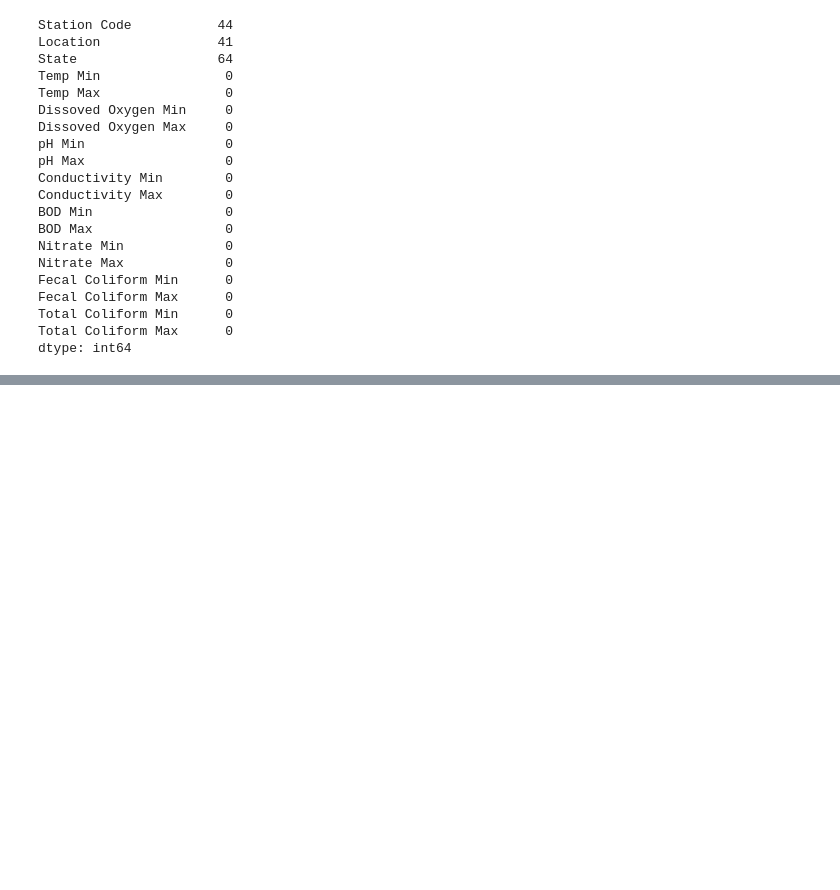
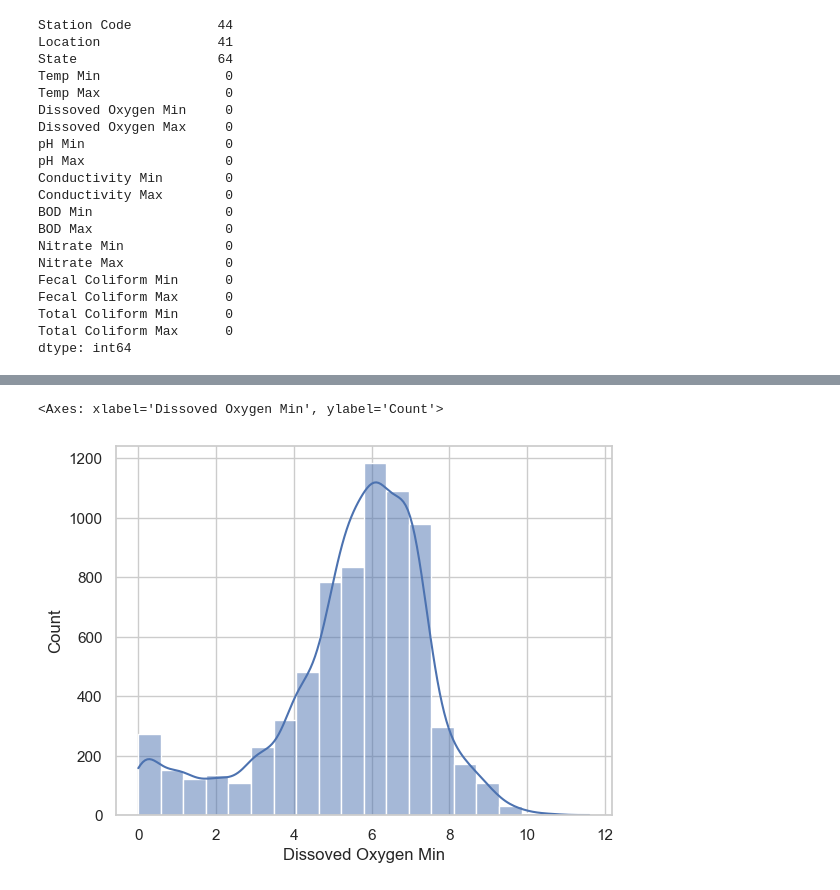
Before and after one commit to mageshyt/Pollution-clustering, a Jupyter notebook: notebooks/water-quality.ipynb, the cells around one changed output, grey strips where cells are left out. Saved outputs shown, nothing was run; the diff lists cells and outputs as text; code cells hidden in the pictures; blank space fills up the shorter version.

```diff
--- a/notebooks/water-quality.ipynb
+++ b/notebooks/water-quality.ipynb
@@ -303,0 +343,5 @@ df.head()
+# %%
+sns.histplot(df['Dissoved Oxygen Min'] ,kde=True ,bins=20)
+# %% [output]
+<Axes: xlabel='Dissoved Oxygen Min', ylabel='Count'>
+[figure, added]
```
Also changed, not shown: parts of 39 cells of this notebook, 7 other files.
